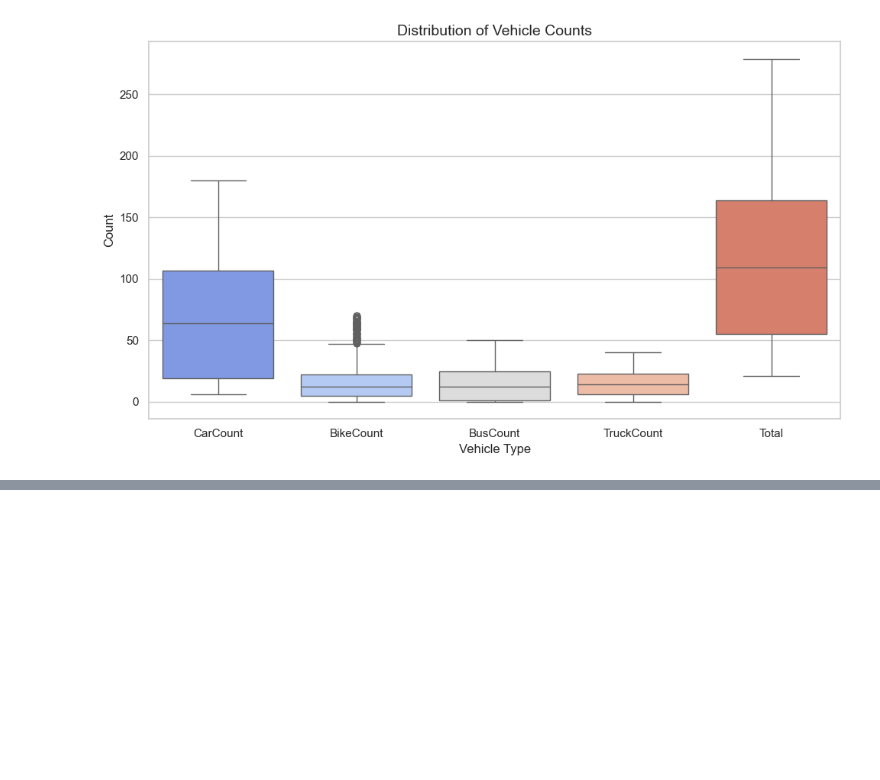
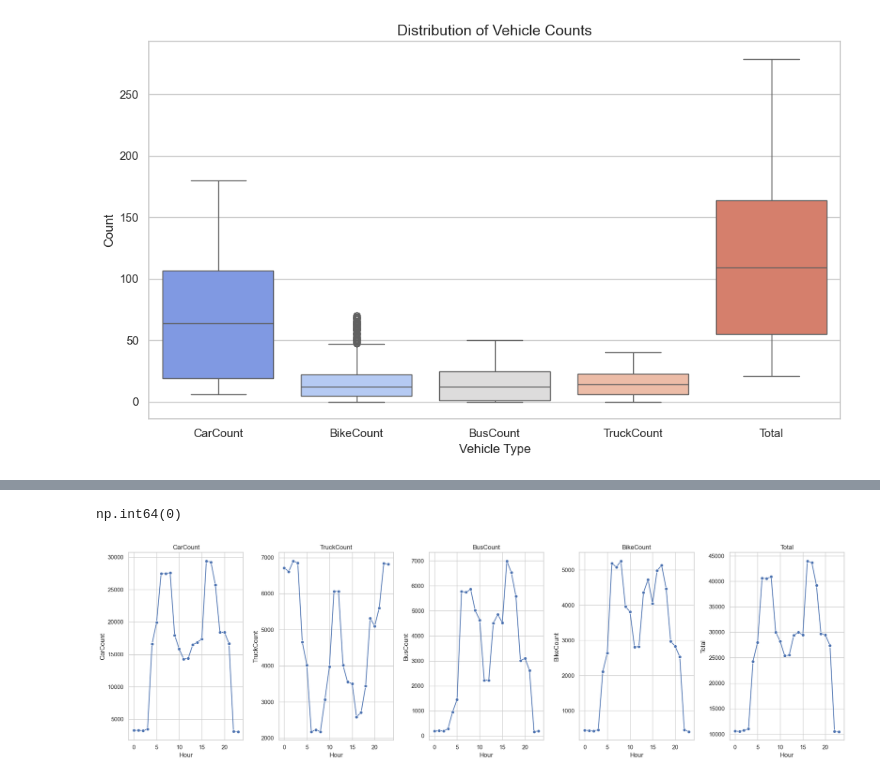
Before and after one commit to brownjordan317/CSCI-443, a Jupyter notebook: traffic_analysis/traffic_analysis.ipynb, the cells around one changed output, grey strips where cells are left out. Drawn from its saved outputs; the diff is of its cells as text; code cells hidden in the pictures; blank space fills up the shorter version.

```diff
--- a/traffic_analysis/traffic_analysis.ipynb
+++ b/traffic_analysis/traffic_analysis.ipynb
@@ -297,0 +113,3 @@ R-Squared: 0.59
+# %%
+# read two month traffic analysis .csv file
+df2 = pd.read_csv("TrafficTwoMonth.csv")
@@ -297,0 +160,23 @@ R-Squared: 0.59
+# %%
+#check for duplicated and missing values
+df1.duplicated().sum()
+# %% [output]
+np.int64(0)
+# %%
+#Dataset visualization for hourly vehicle counts
+df2['Hour'] = pd.to_datetime(df2["Time"], format="%I:%M:%S %p").dt.hour
+
+vehicle_columns = ["CarCount", "TruckCount", "BusCount", "BikeCount", "Total"]
+hourly_vehicle_counts = df2.groupby("Hour")[vehicle_columns].sum()
+
+fig, ax = plt.subplots(1, 5, figsize=(20, 6))
+
+#create line plots for each vehicle type
+for i, column in enumerate(vehicle_columns):
+    sns.lineplot(data=hourly_vehicle_counts, x="Hour", y=column, ax=ax[i], marker="o")
+    ax[i].set_title(column)
+
+plt.tight_layout()
+plt.show()
+# %% [output]
+[figure, added]
```
Also changed, not shown: parts of 22 cells of this notebook, 1 other file.
